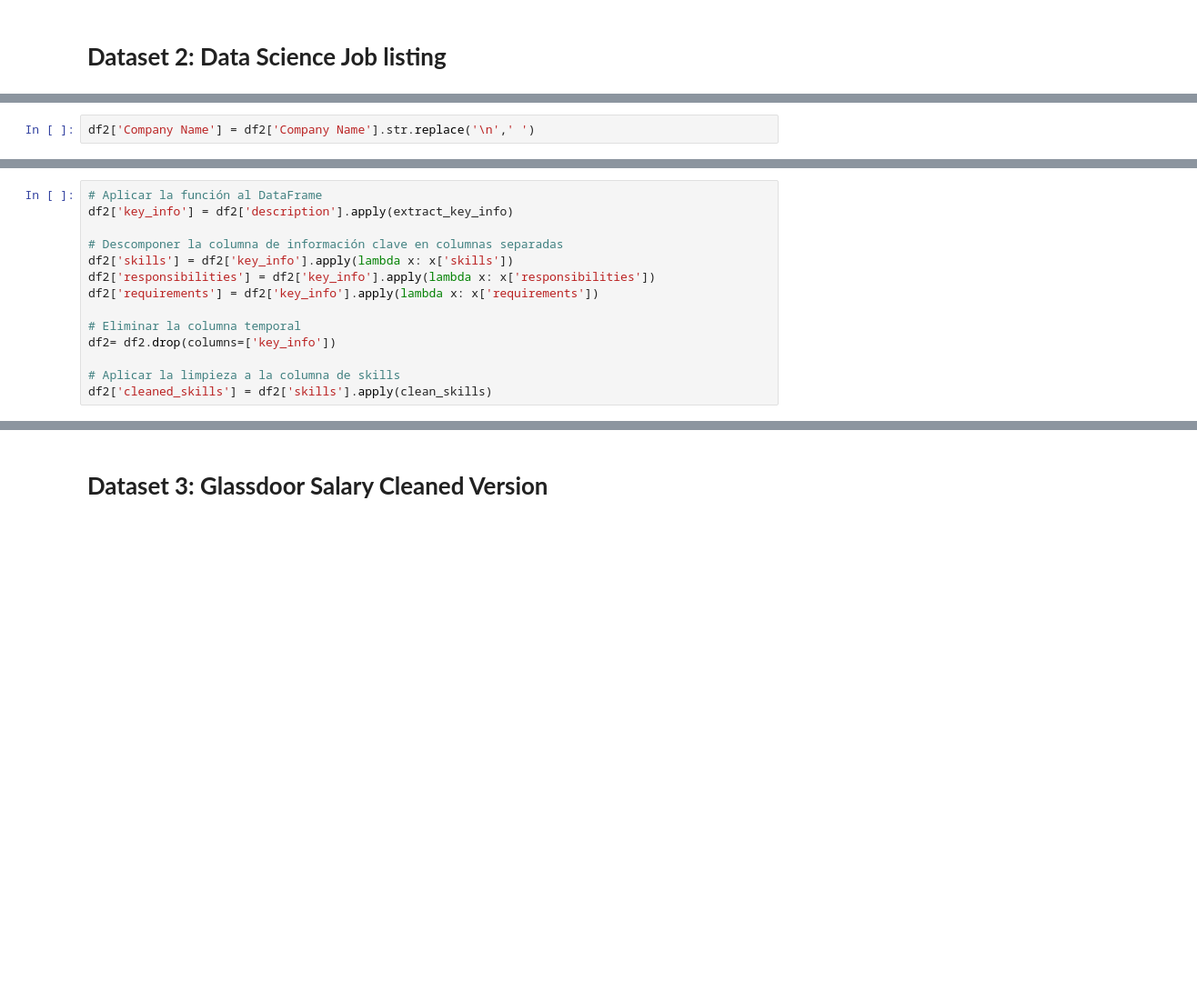
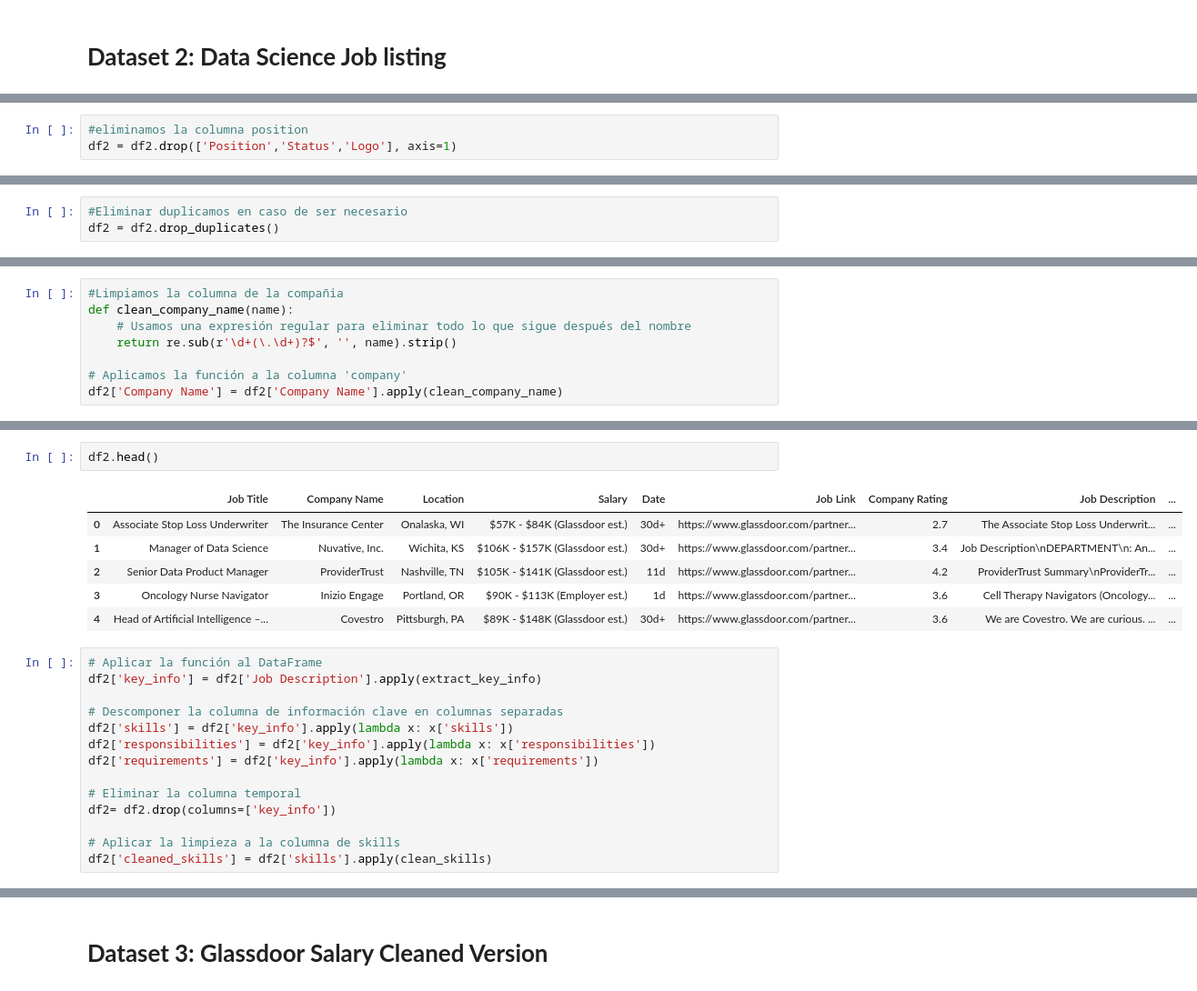
Before and after one commit to No-Country-simulation/c20-67-m-data-bi, a Jupyter notebook: ETL_EDA/ETL_Datasets.ipynb, the cells around one changed output, grey strips where cells are left out. Shown: that part at 91% size. Cells and saved outputs as stored; diff of their text form; blank space fills up the shorter version.

```diff
--- a/ETL_EDA/ETL_Datasets.ipynb
+++ b/ETL_EDA/ETL_Datasets.ipynb
@@ -70,0 +153,3 @@ df2.head(20)
+# %%
+#eliminamos la columna position
+df2 = df2.drop(['Position','Status','Logo'], axis=1)
@@ -70,0 +164,3 @@ df2.head(20)
+# %%
+#Eliminar duplicamos en caso de ser necesario
+df2 = df2.drop_duplicates()
@@ -79,2 +221,0 @@ df2.job_simp.value_counts()
-# %%
-df2['Company Name'] = df2['Company Name'].str.replace('\n',' ')
@@ -82,0 +222,8 @@ df2=extraer_salarios(df2,"Salary")
+# %%
+#Limpiamos la columna de la compañia
+def clean_company_name(name):
+    # Usamos una expresión regular para eliminar todo lo que sigue después del nombre
+    return re.sub(r'\d+(\.\d+)?$', '', name).strip()
+
+# Aplicamos la función a la columna 'company'
+df2['Company Name'] = df2['Company Name'].apply(clean_company_name)
@@ -83,6 +250,15 @@ df2=extraer_salarios(df2,"Salary")
+# %%
+df2.head()
+# %% [output]
+|  | Job Title | Company Name | Location | Salary | Date | Job Link | Company Rating | Job Description | ... |
+| 0 | Associate Stop Loss Underwriter | The Insurance Center | Onalaska, WI | $57K - $84K (Glassdoor est.) | 30d+ | https://www.glassdoor.com/partner... | 2.7 | The Associate Stop Loss Underwrit... | ... |
+| 1 | Manager of Data Science | Nuvative, Inc. | Wichita, KS | $106K - $157K (Glassdoor est.) | 30d+ | https://www.glassdoor.com/partner... | 3.4 | Job Description\nDEPARTMENT\n: An... | ... |
+| 2 | Senior Data Product Manager | ProviderTrust | Nashville, TN | $105K - $141K (Glassdoor est.) | 11d | https://www.glassdoor.com/partner... | 4.2 | ProviderTrust Summary\nProviderTr... | ... |
+| 3 | Oncology Nurse Navigator | Inizio Engage | Portland, OR | $90K - $113K (Employer est.) | 1d | https://www.glassdoor.com/partner... | 3.6 | Cell Therapy Navigators (Oncology... | ... |
+| 4 | Head of Artificial Intelligence –... | Covestro | Pittsburgh, PA | $89K - $148K (Glassdoor est.) | 30d+ | https://www.glassdoor.com/partner... | 3.6 | We are Covestro. We are curious. ... | ... |
 # %%
 # Aplicar la función al DataFrame
-df2['key_info'] = df2['description'].apply(extract_key_info)
+df2['key_info'] = df2['Job Description'].apply(extract_key_info)
 
 # Descomponer la columna de información clave en columnas separadas
 df2['skills'] = df2['key_info'].apply(lambda x: x['skills'])
```
Also changed, not shown: parts of 49 cells of this notebook.
